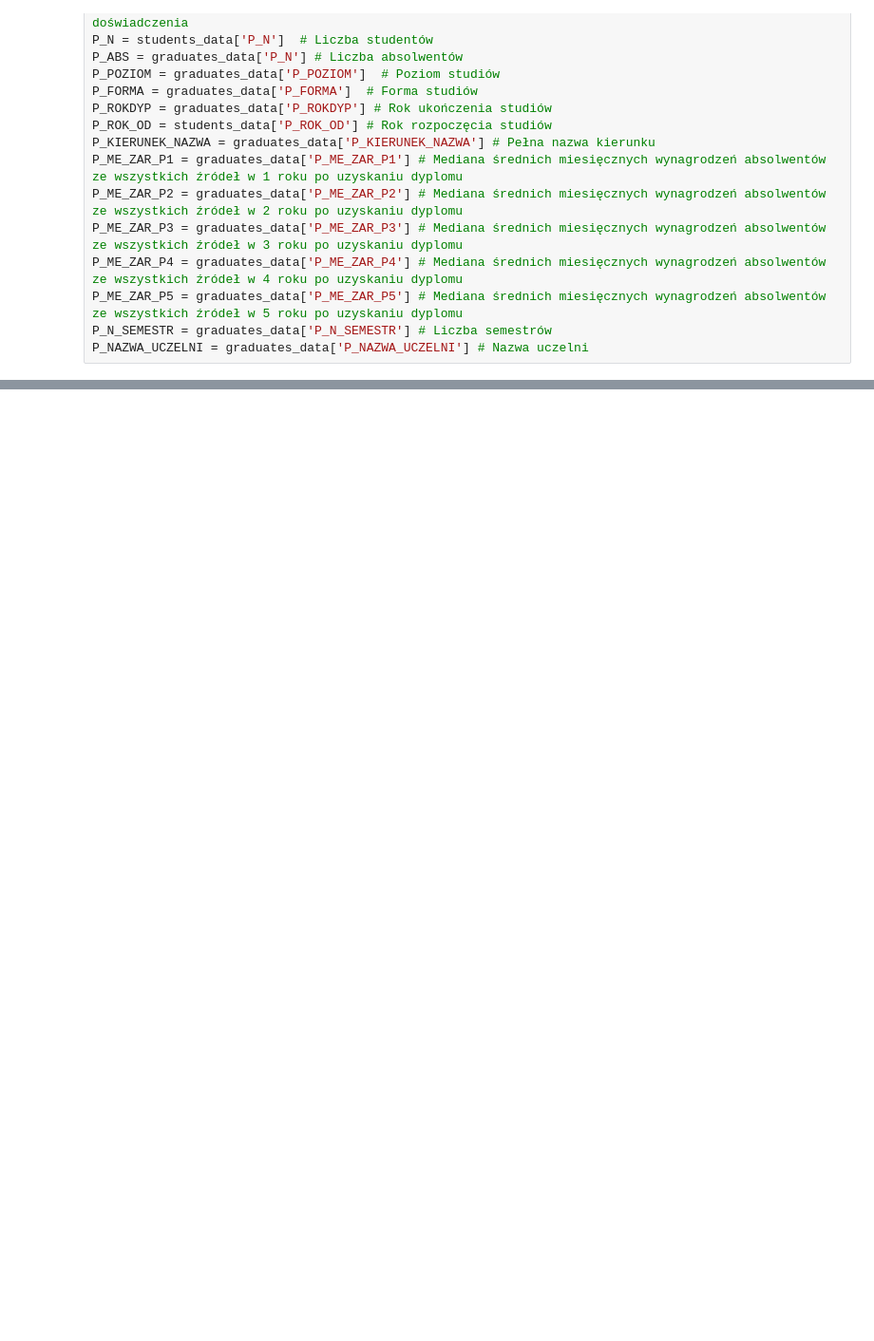
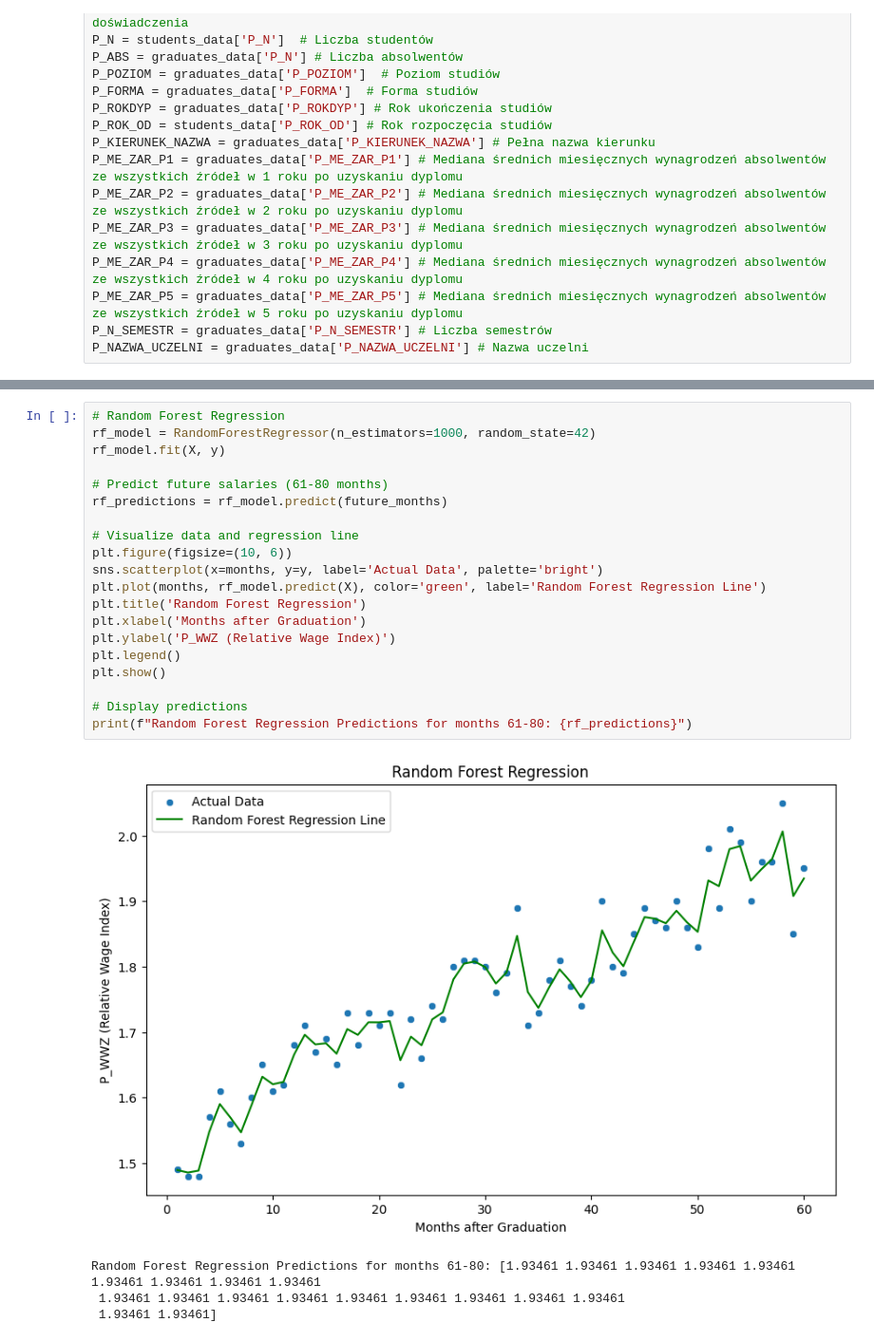
Before and after one commit to michalsko20/ela_analysis, a Jupyter notebook: model/main.ipynb, the cells around one changed output, grey strips where cells are left out. Shown at 95% size. Drawn from its saved outputs; the diff is of its cells as text; blank space fills up the shorter version.

```diff
--- a/model/main.ipynb
+++ b/model/main.ipynb
@@ -293,0 +187,25 @@ SVR RMSE: 0.33536343385729034
+# %%
+# Random Forest Regression
+rf_model = RandomForestRegressor(n_estimators=1000, random_state=42)
+rf_model.fit(X, y)
+
+# Predict future salaries (61-80 months)
+rf_predictions = rf_model.predict(future_months)
+
+# Visualize data and regression line
+plt.figure(figsize=(10, 6))
+sns.scatterplot(x=months, y=y, label='Actual Data', palette='bright')
+plt.plot(months, rf_model.predict(X), color='green', label='Random Forest Regression Line')
+plt.title('Random Forest Regression')
+plt.xlabel('Months after Graduation')
+plt.ylabel('P_WWZ (Relative Wage Index)')
+plt.legend()
+plt.show()
+
+# Display predictions
+print(f"Random Forest Regression Predictions for months 61-80: {rf_predictions}")
+# %% [output]
+[figure, added]
+Random Forest Regression Predictions for months 61-80: [1.93461 1.93461 1.93461 1.93461 1.93461 1.93461 1.93461 1.93461 1.93461
+ 1.93461 1.93461 1.93461 1.93461 1.93461 1.93461 1.93461 1.93461 1.93461
+ 1.93461 1.93461]
```
Also changed, not shown: parts of 26 cells of this notebook, 1 other file.
